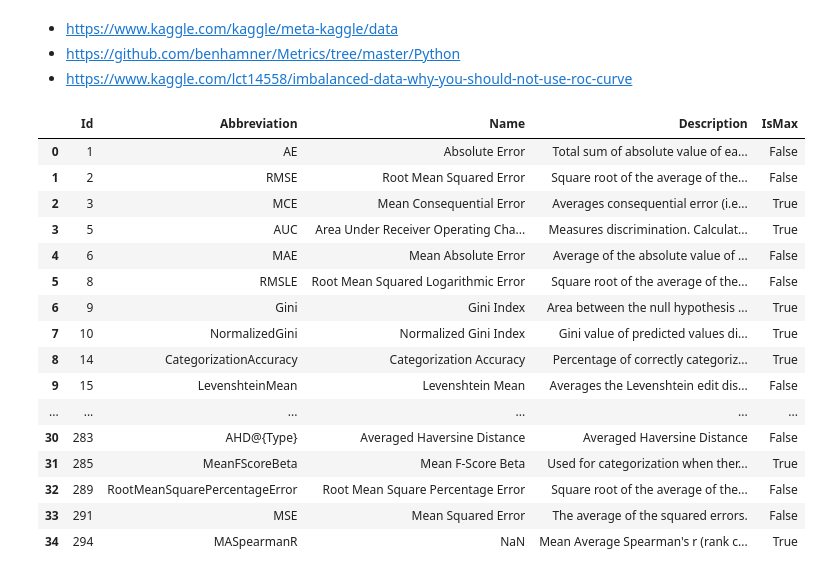
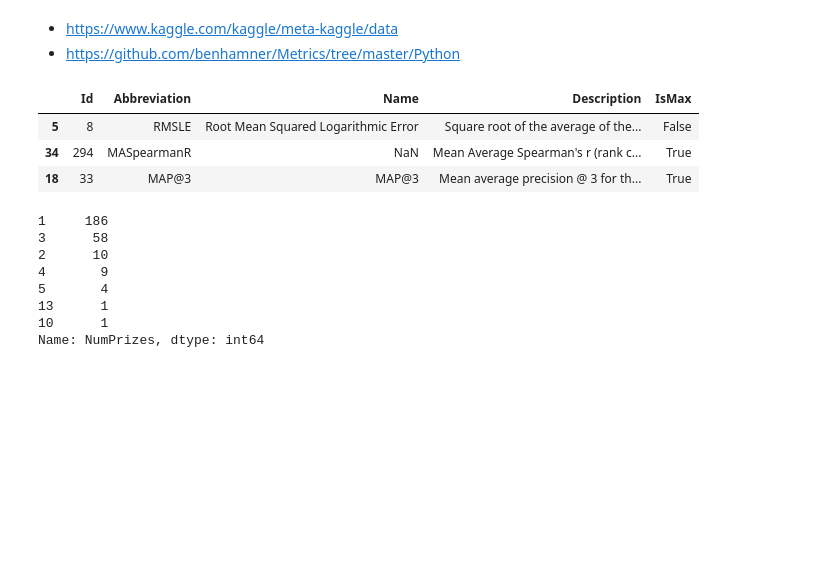
Before and after one commit to yang-zhang/evaluation, a Jupyter notebook: meta_kaggle.ipynb, the cells around one changed output. Saved outputs shown, nothing was run; the diff lists cells and outputs as text; code cells hidden in the pictures; blank space fills up the shorter version.

```diff
--- a/meta_kaggle.ipynb
+++ b/meta_kaggle.ipynb
@@ -1,32 +1,29 @@
 # %% [markdown]
 - https://www.kaggle.com/kaggle/meta-kaggle/data
 - https://github.com/benhamner/Metrics/tree/master/Python
-- https://www.kaggle.com/lct14558/imbalanced-data-why-you-should-not-use-roc-curve
 # %%
 import pandas as pd
 # %%
 cmptns = pd.read_csv('meta-kaggle/Competitions.csv')
 
 evlgs = pd.read_csv('meta-kaggle/EvaluationAlgorithms.csv')
-evlgs
+evlgs.sample(3)
 # %% [output]
 |  | Id | Abbreviation | Name | Description | IsMax |
-| 0 | 1 | AE | Absolute Error | Total sum of absolute value of ea... | False |
-| 1 | 2 | RMSE | Root Mean Squared Error | Square root of the average of the... | False |
-| 2 | 3 | MCE | Mean Consequential Error | Averages consequential error (i.e... | True |
-| 3 | 5 | AUC | Area Under Receiver Operating Cha... | Measures discrimination. Calculat... | True |
-| 4 | 6 | MAE | Mean Absolute Error | Average of the absolute value of ... | False |
 | 5 | 8 | RMSLE | Root Mean Squared Logarithmic Error | Square root of the average of the... | False |
-| 6 | 9 | Gini | Gini Index | Area between the null hypothesis ... | True |
-| 7 | 10 | NormalizedGini | Normalized Gini Index | Gini value of predicted values di... | True |
-| 8 | 14 | CategorizationAccuracy | Categorization Accuracy | Percentage of correctly categoriz... | True |
-| 9 | 15 | LevenshteinMean | Levenshtein Mean | Averages the Levenshtein edit dis... | False |
-| ... | ... | ... | ... | ... | ... |
-| 30 | 283 | AHD@{Type} | Averaged Haversine Distance | Averaged Haversine Distance | False |
-| 31 | 285 | MeanFScoreBeta | Mean F-Score Beta | Used for categorization when ther... | True |
-| 32 | 289 | RootMeanSquarePercentageError | Root Mean Square Percentage Error | Square root of the average of the... | False |
-| 33 | 291 | MSE | Mean Squared Error | The average of the squared errors. | False |
 | 34 | 294 | MASpearmanR | NaN | Mean Average Spearman's r (rank c... | True |
+| 18 | 33 | MAP@3 | MAP@3 | Mean average precision @ 3 for th... | True |
+# %%
+cmptns.NumPrizes.value_counts()
+# %% [output]
+1     186
+3      58
+2      10
+4       9
+5       4
+13      1
+10      1
+Name: NumPrizes, dtype: int64
 # %%
 cmptns = pd.merge(cmptns, evlgs, left_on='EvaluationAlgorithmId', right_on='Id', suffixes=('', '_eval'))
 cmptns.sample(3).T
```
Also changed, not shown: parts of 3 cells of this notebook, 1 other file.
